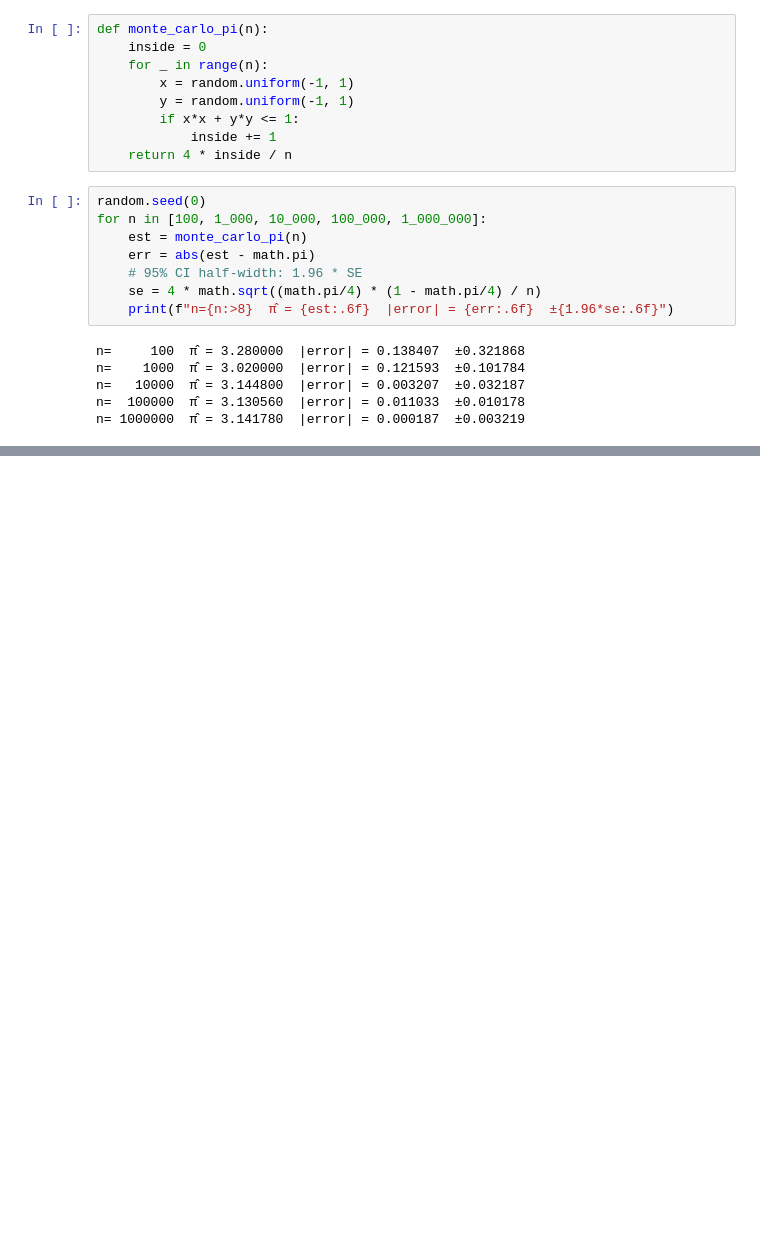
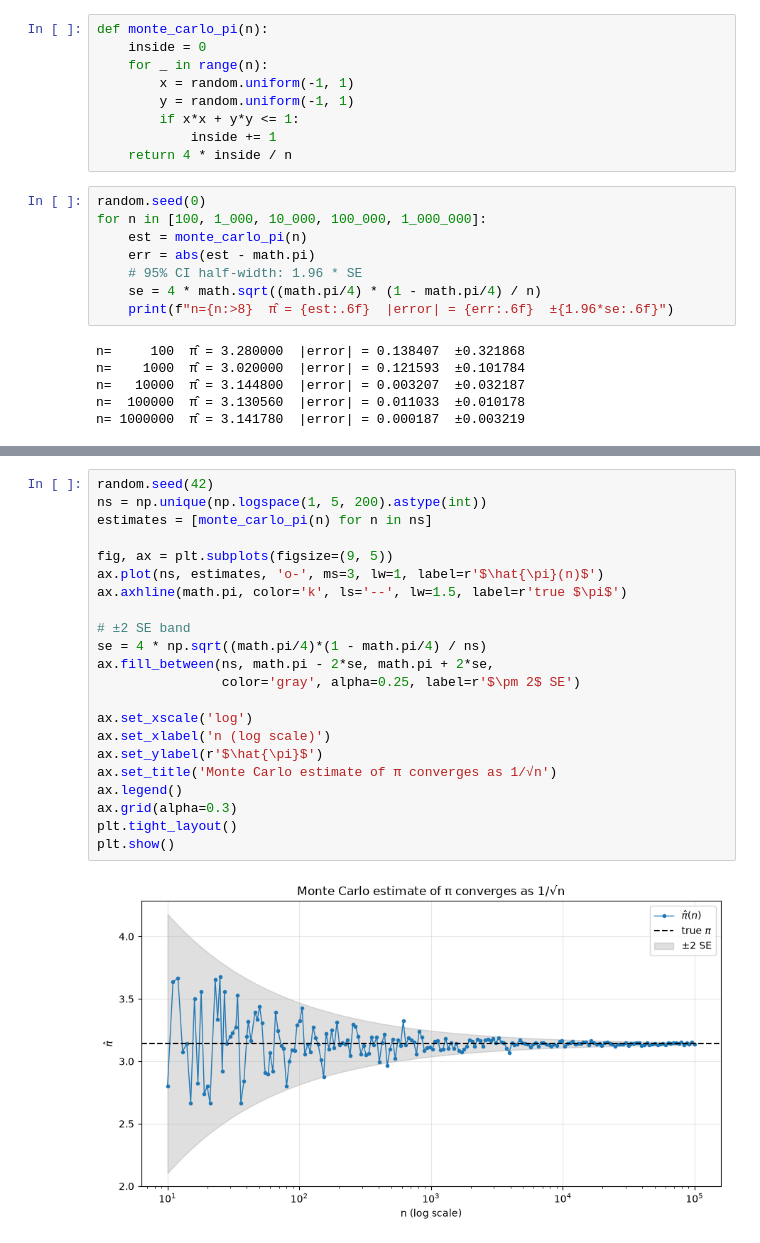
Before and after one commit to Saransh-Basu-01/AI_Engineering, a Jupyter notebook: Math_Fundamentals/Sampling_Methods/sampling.ipynb, the cells around one changed output, grey strips where cells are left out. Saved outputs shown, nothing was run; the diff lists cells and outputs as text; blank space fills up the shorter version.

```diff
--- a/Math_Fundamentals/Sampling_Methods/sampling.ipynb
+++ b/Math_Fundamentals/Sampling_Methods/sampling.ipynb
@@ -206,0 +239,24 @@ n= 1000000  π̂ = 3.141780  |error| = 0.000187  ±0.003219
+# %%
+random.seed(42)
+ns = np.unique(np.logspace(1, 5, 200).astype(int))
+estimates = [monte_carlo_pi(n) for n in ns]
+
+fig, ax = plt.subplots(figsize=(9, 5))
+ax.plot(ns, estimates, 'o-', ms=3, lw=1, label=r'$\hat{\pi}(n)$')
+ax.axhline(math.pi, color='k', ls='--', lw=1.5, label=r'true $\pi$')
+
+# ±2 SE band
+se = 4 * np.sqrt((math.pi/4)*(1 - math.pi/4) / ns)
+ax.fill_between(ns, math.pi - 2*se, math.pi + 2*se,
+                color='gray', alpha=0.25, label=r'$\pm 2$ SE')
+
+ax.set_xscale('log')
+ax.set_xlabel('n (log scale)')
+ax.set_ylabel(r'$\hat{\pi}$')
+ax.set_title('Monte Carlo estimate of π converges as 1/√n')
+ax.legend()
+ax.grid(alpha=0.3)
+plt.tight_layout()
+plt.show()
+# %% [output]
+[figure, added]
```
Also changed, not shown: parts of 6 cells of this notebook.
